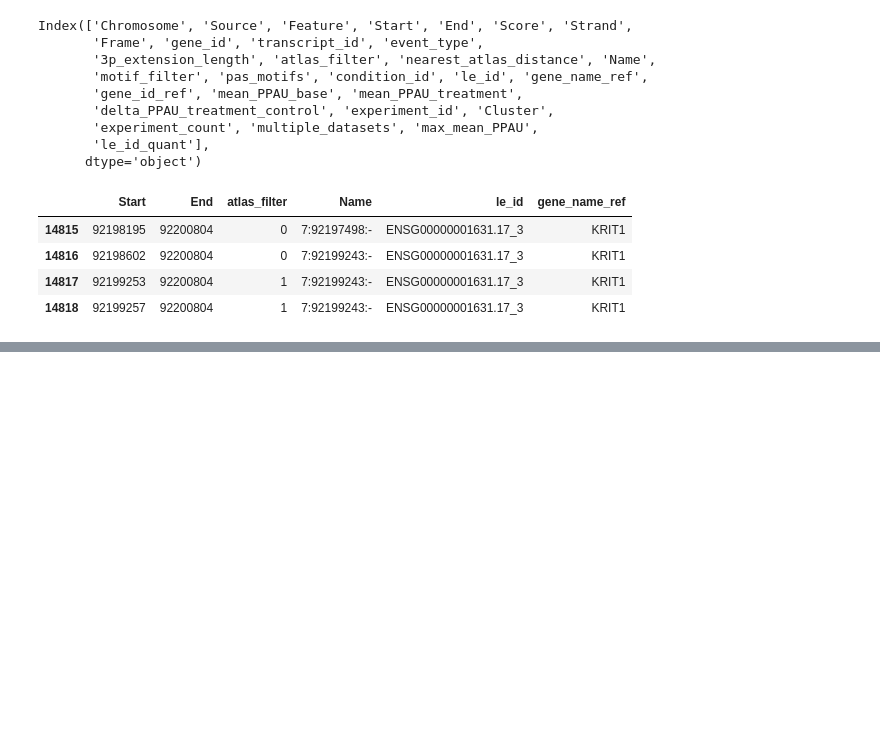
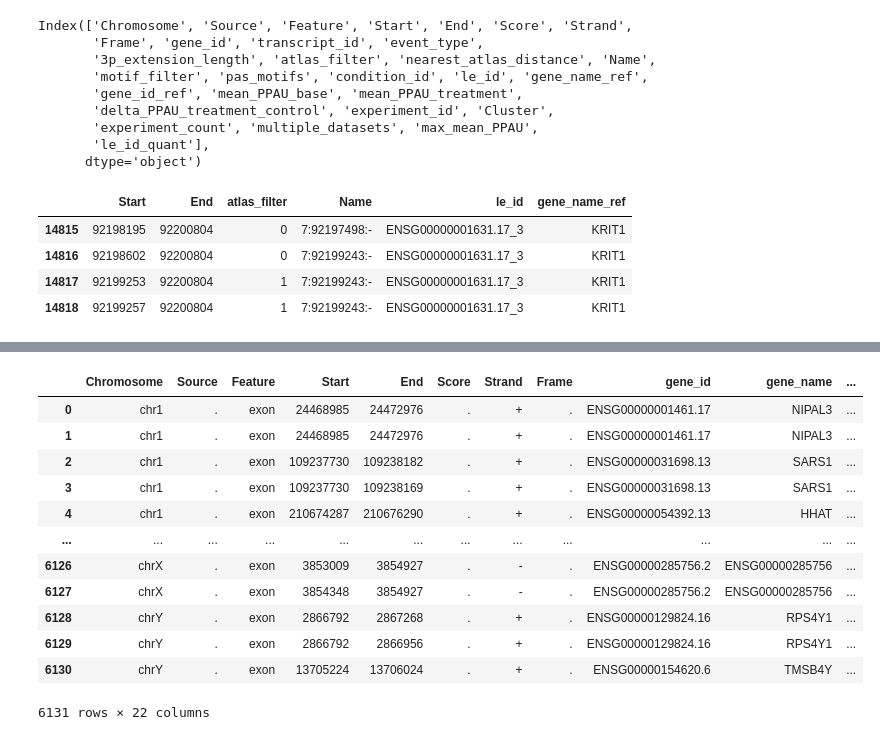
Before and after one commit to frattalab/tdp43-apa, a Jupyter notebook: motifs/notebooks/define_iclip_regions.ipynb, the cells around one changed output, grey strips where cells are left out. Saved outputs shown, nothing was run; the diff lists cells and outputs as text; code cells hidden in the pictures; blank space fills up the shorter version.

Commit message:
define rep distal site for extensions and rep prox site. WIP defining name string

```diff
--- a/motifs/notebooks/define_iclip_regions.ipynb
+++ b/motifs/notebooks/define_iclip_regions.ipynb
@@ -283,3 +276,23 @@ Index(['Chromosome', 'Source', 'Feature', 'Start', 'End', 'Score', 'Strand',
 | 14816 | 92198602 | 92200804 | 0 | 7:92199243:- | ENSG00000001631.17_3 | KRIT1 |
 | 14817 | 92199253 | 92200804 | 1 | 7:92199243:- | ENSG00000001631.17_3 | KRIT1 |
 | 14818 | 92199257 | 92200804 | 1 | 7:92199243:- | ENSG00000001631.17_3 | KRIT1 |
+# %%
+# now for all 3'utr extensions
+sel_dfs_d3utr = []
+sel_dict_d3utr = {"atlas_1_pred": [],
+                  "atlas_max_datasets": [],
+                  "atlas_max_datasets_shortest": [],
+                  "motif_1_min": [],
+                  "motif_shortest_min": []}
+
+
+for le_id, df in novel_le_df[novel_le_df.le_id.isin(le_id_d3utr)].groupby("le_id_quant"):
+        out_df, decision_str = select_rep_site(df)
+        sel_dfs_d3utr.append(out_df)
+        sel_dict_d3utr[decision_str].append(le_id)
+
+
+sel_novel_le_df_d3utr = pd.concat(sel_dfs_d3utr)
+sel_novel_le_d3utr = pr.PyRanges(sel_novel_le_df_d3utr)
+
+print({dec: len(ids) for dec, ids in sel_dict_d3utr.items()})
@@ -285,0 +301,10 @@ Index(['Chromosome', 'Source', 'Feature', 'Start', 'End', 'Score', 'Strand',
+# %%
+# now need to select representative proximal site for each distal site, since quantification approach lumps together all annotated proximal sites (and compares them to extension)
+# since le_ids are annotated sequentially, know that immediately preceding le_number is the partner le_id
+d3utr_le_id_split = sel_novel_le_df_d3utr.le_id.str.split("_", regex=False, expand=True)
+print(d3utr_le_id_split)
+d3utr_le_id_split[1] = d3utr_le_id_split[1].astype(int).subtract(1)
+
+# reconstruct le_id (corresponding to proximal le_id)
+d3utr_prox_le_id = d3utr_le_id_split[0].str.cat(d3utr_le_id_split[1].astype(str), sep="_")
+d3utr_prox_le_id
@@ -285,0 +338,18 @@ Index(['Chromosome', 'Source', 'Feature', 'Start', 'End', 'Score', 'Strand',
+# %%
+#subset for annotated last exons with 3'end proximal to 3'UTR extensions
+quant_uniq_le_d3utr_prox = quant_uniq_le.subset(lambda df: df.le_id.isin(set(d3utr_prox_le_id.values)))
+quant_uniq_le_d3utr_prox
+# %% [output]
+|  | Chromosome | Source | Feature | Start | End | Score | Strand | Frame | gene_id | gene_name | ... |
+| 0 | chr1 | . | exon | 24468985 | 24472976 | . | + | . | ENSG00000001461.17 | NIPAL3 | ... |
+| 1 | chr1 | . | exon | 24468985 | 24472976 | . | + | . | ENSG00000001461.17 | NIPAL3 | ... |
+| 2 | chr1 | . | exon | 109237730 | 109238182 | . | + | . | ENSG00000031698.13 | SARS1 | ... |
+| 3 | chr1 | . | exon | 109237730 | 109238169 | . | + | . | ENSG00000031698.13 | SARS1 | ... |
+| 4 | chr1 | . | exon | 210674287 | 210676290 | . | + | . | ENSG00000054392.13 | HHAT | ... |
+| ... | ... | ... | ... | ... | ... | ... | ... | ... | ... | ... | ... |
+| 6126 | chrX | . | exon | 3853009 | 3854927 | . | - | . | ENSG00000285756.2 | ENSG00000285756 | ... |
+| 6127 | chrX | . | exon | 3854348 | 3854927 | . | - | . | ENSG00000285756.2 | ENSG00000285756 | ... |
+| 6128 | chrY | . | exon | 2866792 | 2867268 | . | + | . | ENSG00000129824.16 | RPS4Y1 | ... |
+| 6129 | chrY | . | exon | 2866792 | 2866956 | . | + | . | ENSG00000129824.16 | RPS4Y1 | ... |
+| 6130 | chrY | . | exon | 13705224 | 13706024 | . | + | . | ENSG00000154620.6 | TMSB4Y | ... |
+6131 rows × 22 columns
```
Also changed, not shown: parts of 6 cells of this notebook.
